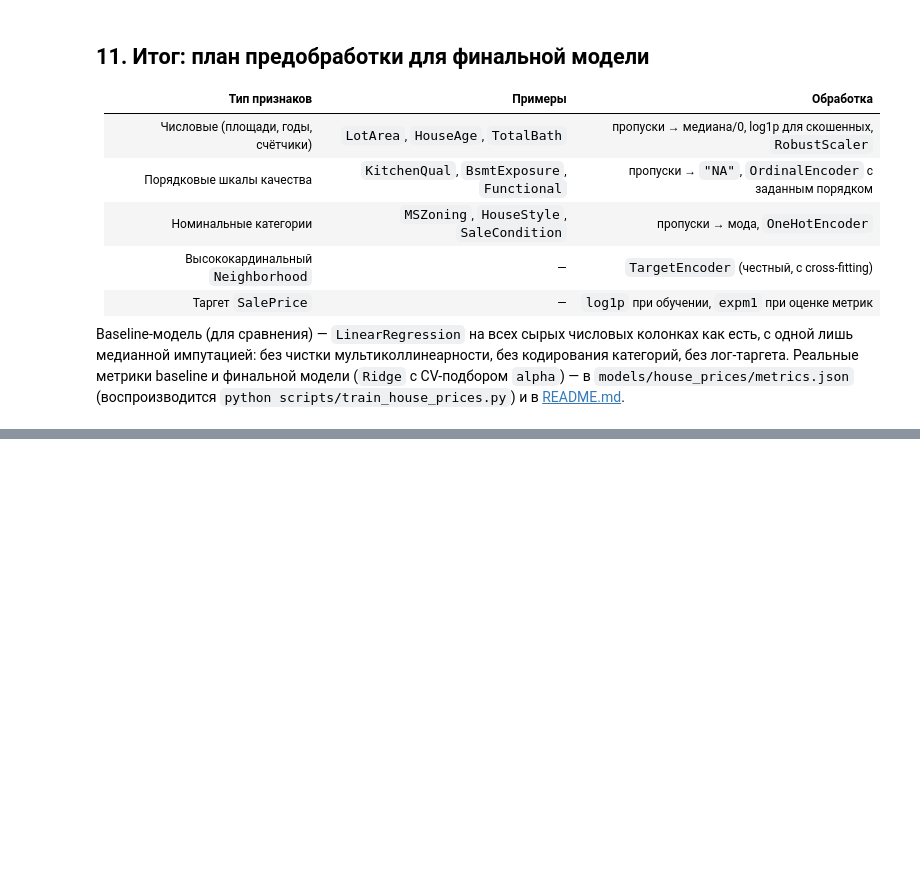
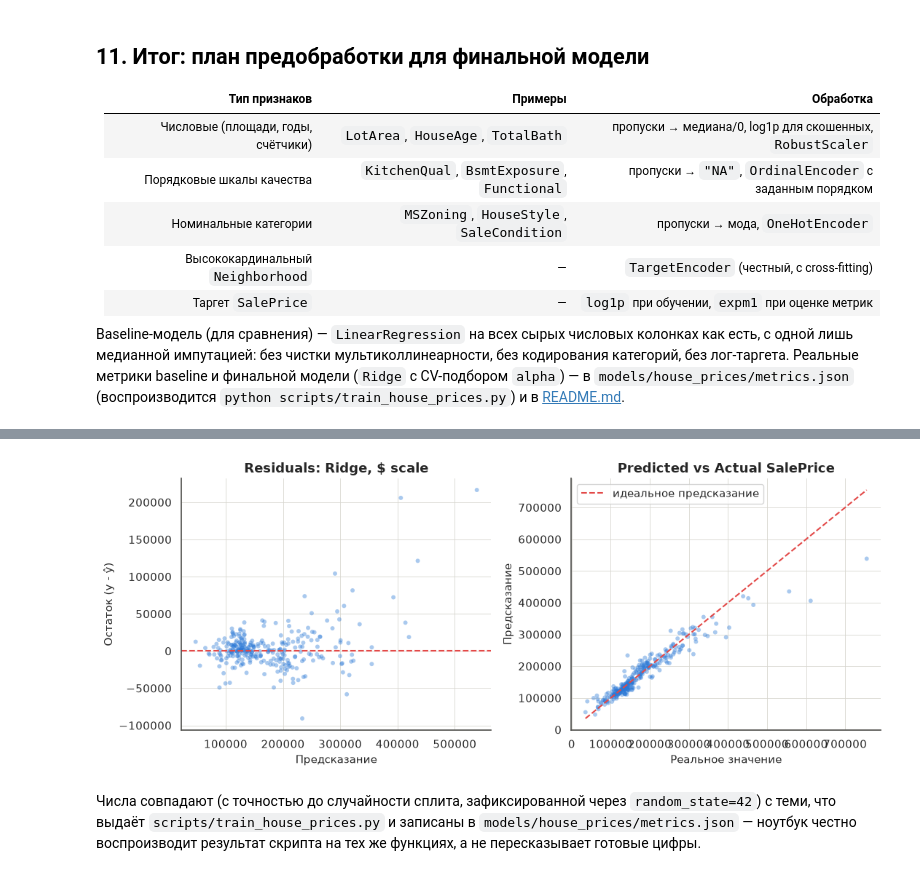
Before and after one commit to AndrewKr123/Ml, a Jupyter notebook: notebooks/02_house_prices_eda.ipynb, the cells around one changed output, grey strips where cells are left out. Drawn from its saved outputs; the diff is of its cells as text; code cells hidden in the pictures; blank space fills up the shorter version.

```diff
--- a/notebooks/02_house_prices_eda.ipynb
+++ b/notebooks/02_house_prices_eda.ipynb
@@ -384,0 +450,13 @@ Baseline-модель (для сравнения) — `LinearRegression` на в
+# %%
+fig, axes = plt.subplots(1, 2, figsize=(11, 4.5))
+plot_residuals(holdout_fe[TARGET], final_pred, title="Residuals: Ridge, $ scale", ax=axes[0])
+plot_predicted_vs_actual(holdout_fe[TARGET], final_pred, title="Predicted vs Actual SalePrice", ax=axes[1])
+fig.tight_layout()
+plt.show()
+# %% [output]
+[figure, added]
+# %% [markdown]
+Числа совпадают (с точностью до случайности сплита, зафиксированной через
+`random_state=42`) с теми, что выдаёт `scripts/train_house_prices.py` и
+записаны в `models/house_prices/metrics.json` — ноутбук честно воспроизводит
+результат скрипта на тех же функциях, а не пересказывает готовые цифры.
```
Also changed, not shown: parts of 3 cells of this notebook, 5 other files.
